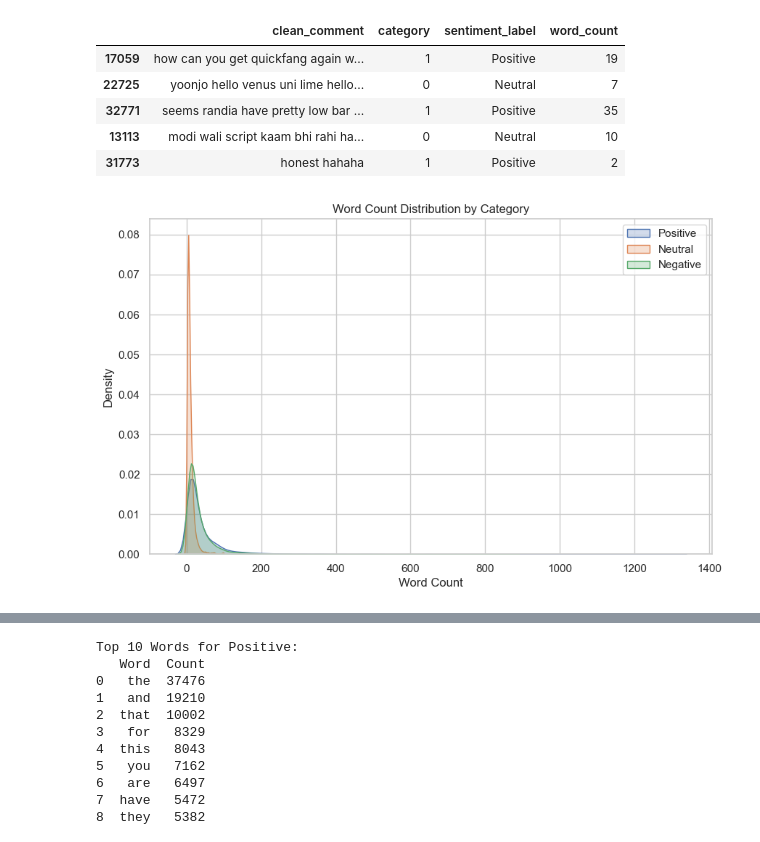
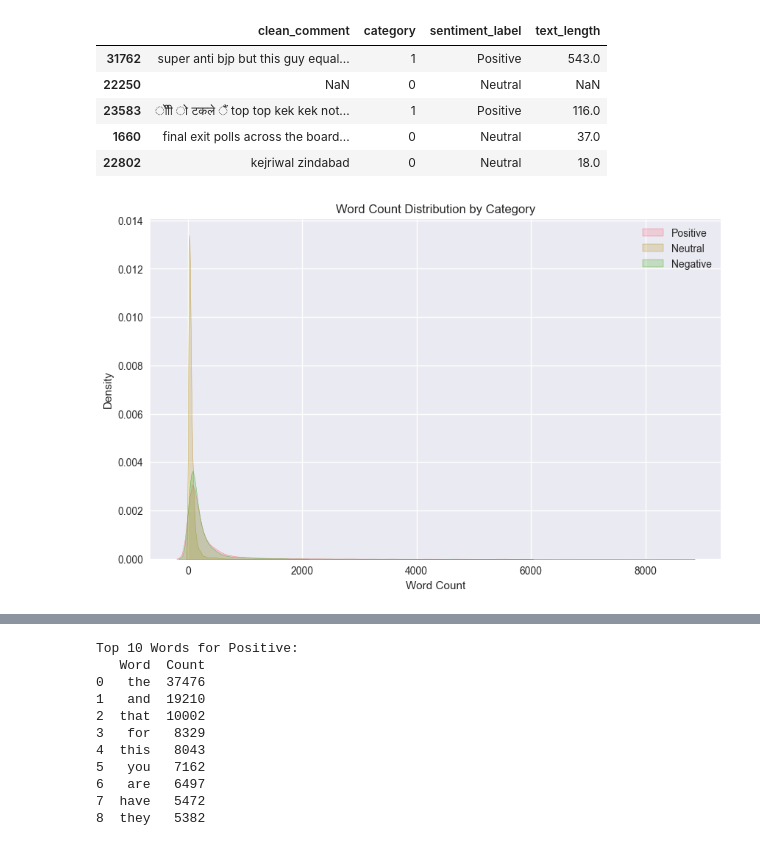
Before and after one commit to SebastianGarrido2790/Youtube-Sentiment-MLOPS, a Jupyter notebook: notebooks/1.0-initial-eda.ipynb, the cells around one changed output, grey strips where cells are left out. Cells and saved outputs as stored; diff of their text form; code cells hidden in the pictures.

```diff
--- a/notebooks/1.0-initial-eda.ipynb
+++ b/notebooks/1.0-initial-eda.ipynb
@@ -87,15 +80,0 @@ Name: proportion, dtype: float64
-# %%
-# Calculate comment lengths (word count)
-df['word_count'] = df['clean_comment'].apply(lambda x: len(str(x).split()) if pd.notnull(x) else 0)
-
-# Plot word count distribution
-plt.figure(figsize=(10, 6))
-sns.histplot(df['word_count'], bins=50, kde=True)
-plt.title('Distribution of Comment Word Counts')
-plt.xlabel('Word Count')
-plt.ylabel('Frequency')
-plt.show()
-
-# Summary statistics for word counts
-print("Word Count Statistics:")
-print(df['word_count'].describe())
@@ -113,0 +124,22 @@ Name: word_count, dtype: float64
+# %%
+# Compute text lengths
+df['text_length'] = df['clean_comment'].str.len()
+
+# Basic stats
+print("Text length statistics:\n", df['text_length'].describe())
+
+# Histogram
+plt.figure(figsize=(10, 6))
+plt.hist(df['text_length'], bins=50, edgecolor='black', alpha=0.7)
+plt.title('Distribution of Comment Lengths')
+plt.xlabel('Length (characters)')
+plt.ylabel('Frequency')
+plt.show()
+
+# Boxplot by sentiment
+plt.figure(figsize=(10, 6))
+sns.boxplot(x='category', y='text_length', data=df)
+plt.title('Text Length by Sentiment')
+plt.xlabel('Category')
+plt.ylabel('Length')
+plt.show()
@@ -114,22 +159,22 @@ Name: word_count, dtype: float64
 # %%
 df.sample(5)
 # %% [output]
-|  | clean_comment | category | sentiment_label | word_count |
-| 17059 | how can you get quickfang again w... | 1 | Positive | 19 |
-| 22725 | yoonjo hello venus uni lime hello... | 0 | Neutral | 7 |
-| 32771 | seems randia have pretty low bar ... | 1 | Positive | 35 |
-| 13113 | modi wali script kaam bhi rahi ha... | 0 | Neutral | 10 |
-| 31773 | honest hahaha | 1 | Positive | 2 |
+|  | clean_comment | category | sentiment_label | text_length |
+| 31762 | super anti bjp but this guy equal... | 1 | Positive | 543.0 |
+| 22250 | NaN | 0 | Neutral | NaN |
+| 23583 | ोीी ो टकले ैं top top kek kek not... | 1 | Positive | 116.0 |
+| 1660 | final exit polls across the board... | 0 | Neutral | 37.0 |
+| 22802 | kejriwal zindabad | 0 | Neutral | 18.0 |
 # %%
 # Plot word count distribution by category
 plt.figure(figsize=(10, 6))
-sns.kdeplot(df[df['category'] == 1]['word_count'], label='Positive', fill=True)
-sns.kdeplot(df[df['category'] == 0]['word_count'], label='Neutral', fill=True)
-sns.kdeplot(df[df['category'] == -1]['word_count'], label='Negative', fill=True)
+sns.kdeplot(df[df['category'] == 1]['text_length'], label='Positive', fill=True)
+sns.kdeplot(df[df['category'] == 0]['text_length'], label='Neutral', fill=True)
+sns.kdeplot(df[df['category'] == -1]['text_length'], label='Negative', fill=True)
 plt.title('Word Count Distribution by Category')
 plt.xlabel('Word Count')
 plt.ylabel('Density')
 plt.legend()
 plt.show()
 # %% [output]
-[figure, old version]
+[figure, new version]
```
Also changed, not shown: parts of 15 cells of this notebook, 12 other files.
